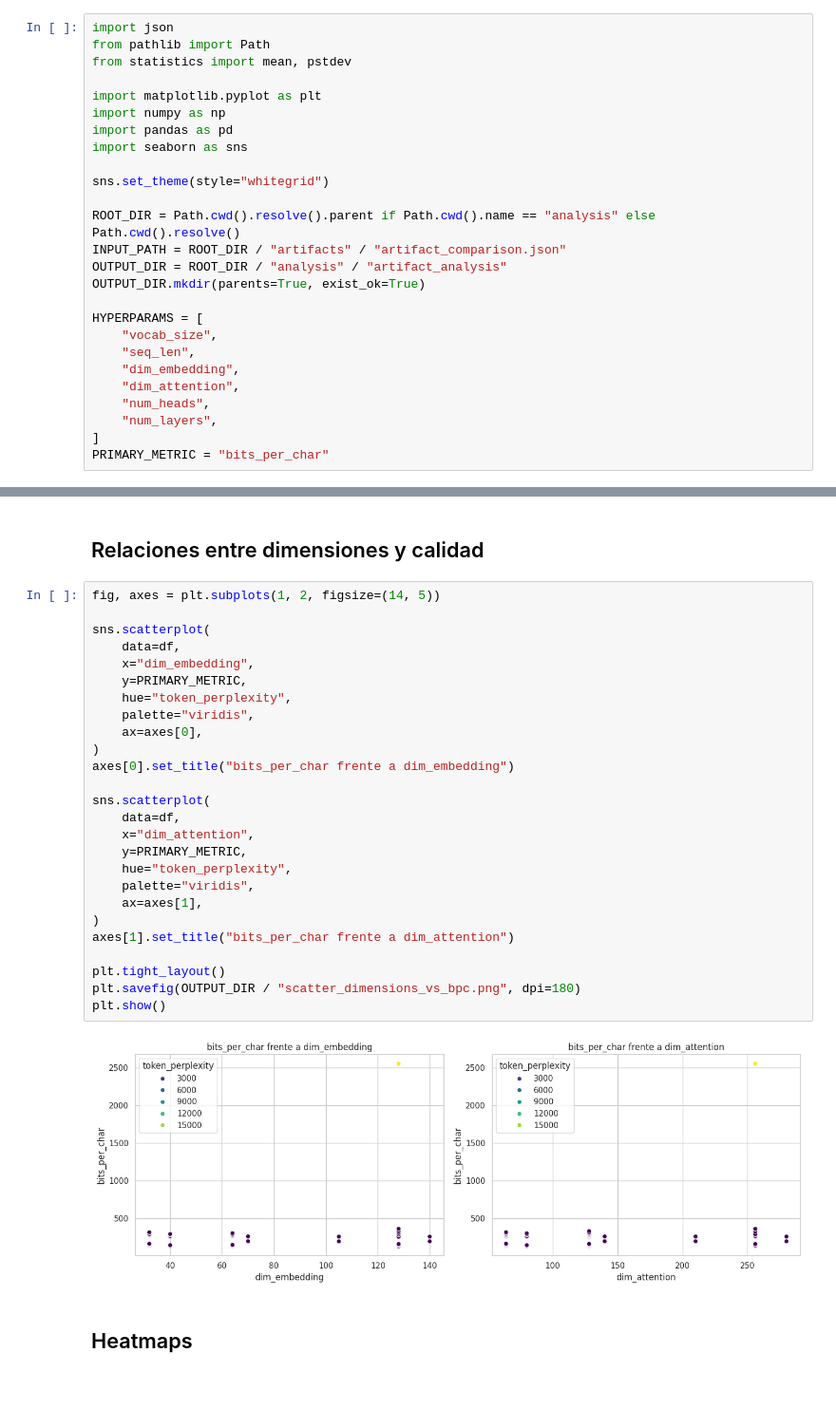
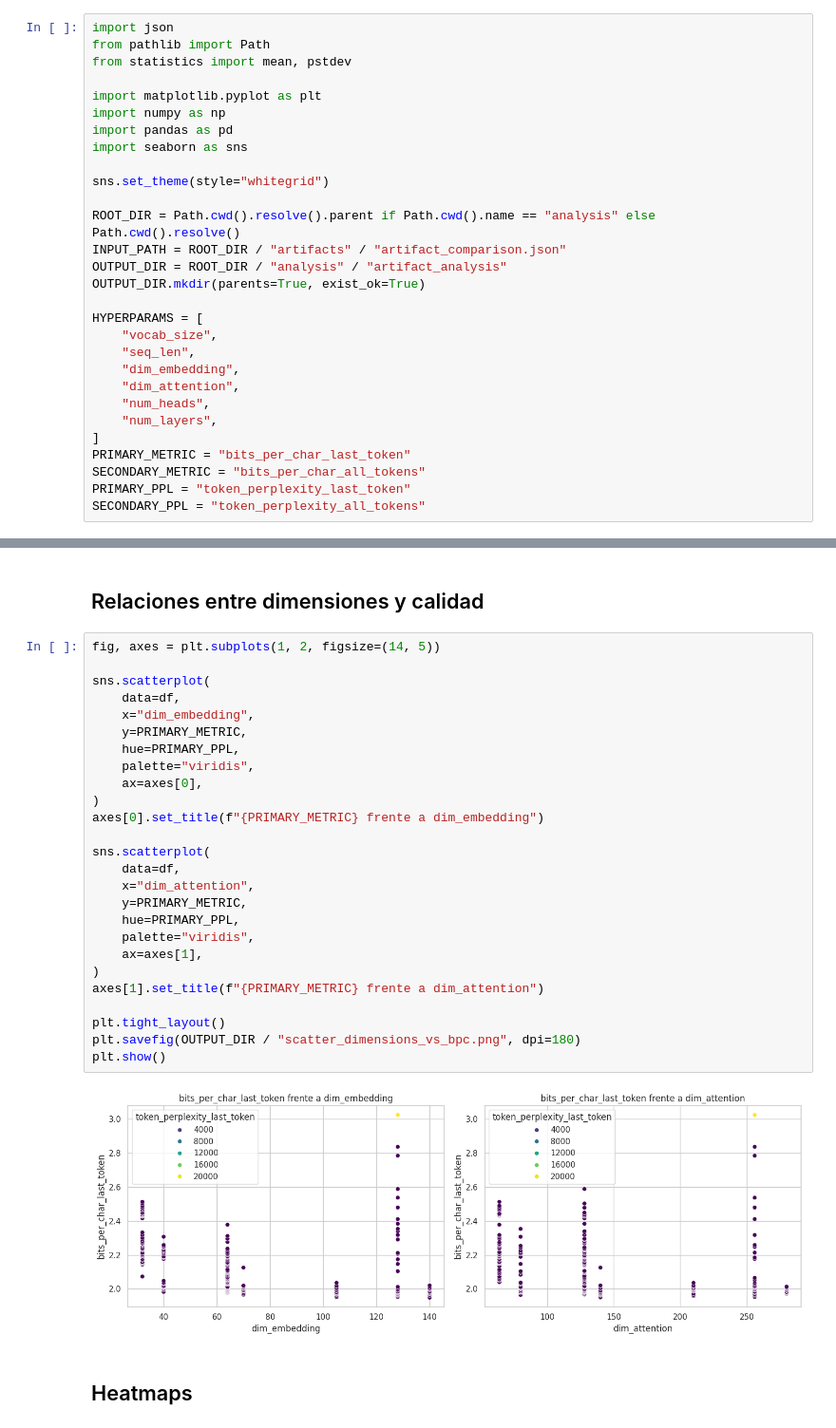
Before and after one commit to hectorgarciaa/fdi-pln-2602, a Jupyter notebook: p5/analysis/analyze_artifact_comparison.ipynb, the cells around one changed output, grey strips where cells are left out. Shown at 95% size. Drawn from its saved outputs; the diff is of its cells as text; blank space fills up the shorter version.

```diff
--- a/p5/analysis/analyze_artifact_comparison.ipynb
+++ b/p5/analysis/analyze_artifact_comparison.ipynb
@@ -27,7 +27,10 @@ HYPERPARAMS = [
     "num_heads",
     "num_layers",
 ]
-PRIMARY_METRIC = "bits_per_char"
+PRIMARY_METRIC = "bits_per_char_last_token"
+SECONDARY_METRIC = "bits_per_char_all_tokens"
+PRIMARY_PPL = "token_perplexity_last_token"
+SECONDARY_PPL = "token_perplexity_all_tokens"
 # %%
 payload = json.loads(INPUT_PATH.read_text(encoding="utf-8"))
 results = payload.get("results", [])
@@ -234,31 +325,31 @@ for param in HYPERPARAMS:
 # %%
 fig, axes = plt.subplots(1, 2, figsize=(14, 5))
 
 sns.scatterplot(
     data=df,
     x="dim_embedding",
     y=PRIMARY_METRIC,
-    hue="token_perplexity",
+    hue=PRIMARY_PPL,
     palette="viridis",
     ax=axes[0],
 )
-axes[0].set_title("bits_per_char frente a dim_embedding")
+axes[0].set_title(f"{PRIMARY_METRIC} frente a dim_embedding")
 
 sns.scatterplot(
     data=df,
     x="dim_attention",
     y=PRIMARY_METRIC,
-    hue="token_perplexity",
+    hue=PRIMARY_PPL,
     palette="viridis",
     ax=axes[1],
 )
-axes[1].set_title("bits_per_char frente a dim_attention")
+axes[1].set_title(f"{PRIMARY_METRIC} frente a dim_attention")
 
 plt.tight_layout()
 plt.savefig(OUTPUT_DIR / "scatter_dimensions_vs_bpc.png", dpi=180)
 plt.show()
 # %% [output]
-[figure, old version]
+[figure, new version]
 # %% [markdown]
 ## Heatmaps
 # %%
```
Also changed, not shown: parts of 12 cells of this notebook, 24 other files.
